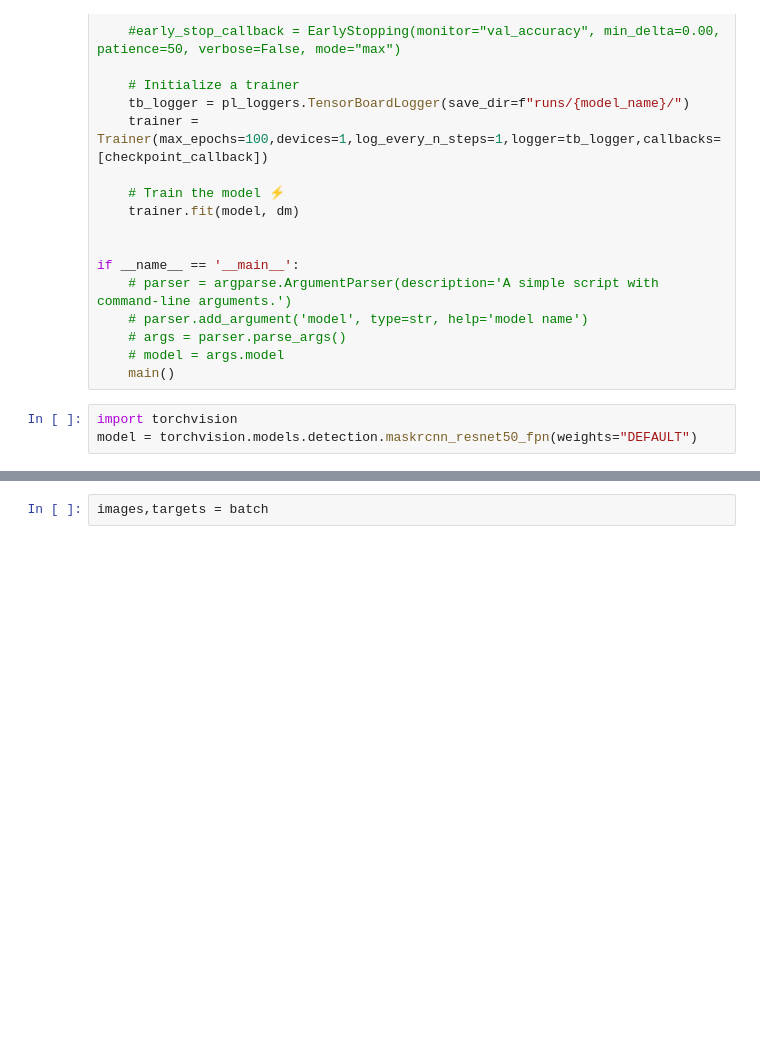
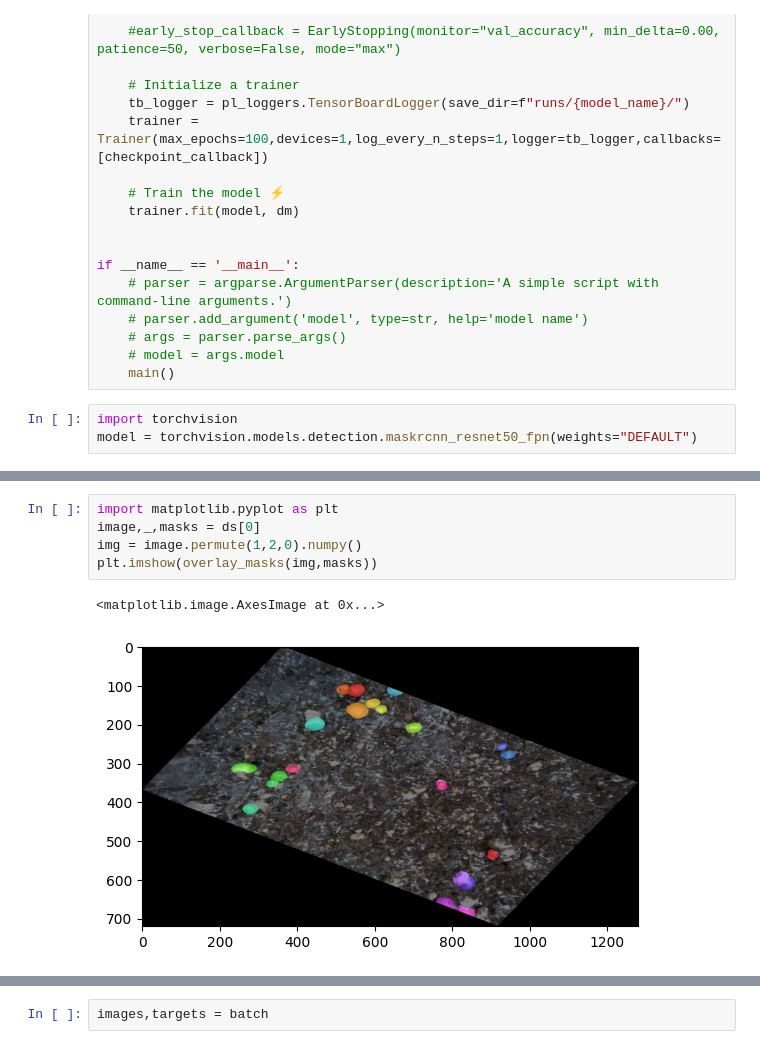
Before and after one commit to abdollahzakeri/m18k, a Jupyter notebook: Playground.ipynb, the cells around one changed output, grey strips where cells are left out. Drawn from its saved outputs; the diff is of its cells as text; blank space fills up the shorter version.

```diff
--- a/Playground.ipynb
+++ b/Playground.ipynb
@@ -144,0 +225,8 @@ batch=[ds[0],ds[1]]
+# %%
+import matplotlib.pyplot as plt
+image,_,masks = ds[0]
+img = image.permute(1,2,0).numpy()
+plt.imshow(overlay_masks(img,masks))
+# %% [output]
+<matplotlib.image.AxesImage at 0x...>
+[figure, added]
```
Also changed, not shown: parts of 9 cells of this notebook, 2 other files.
